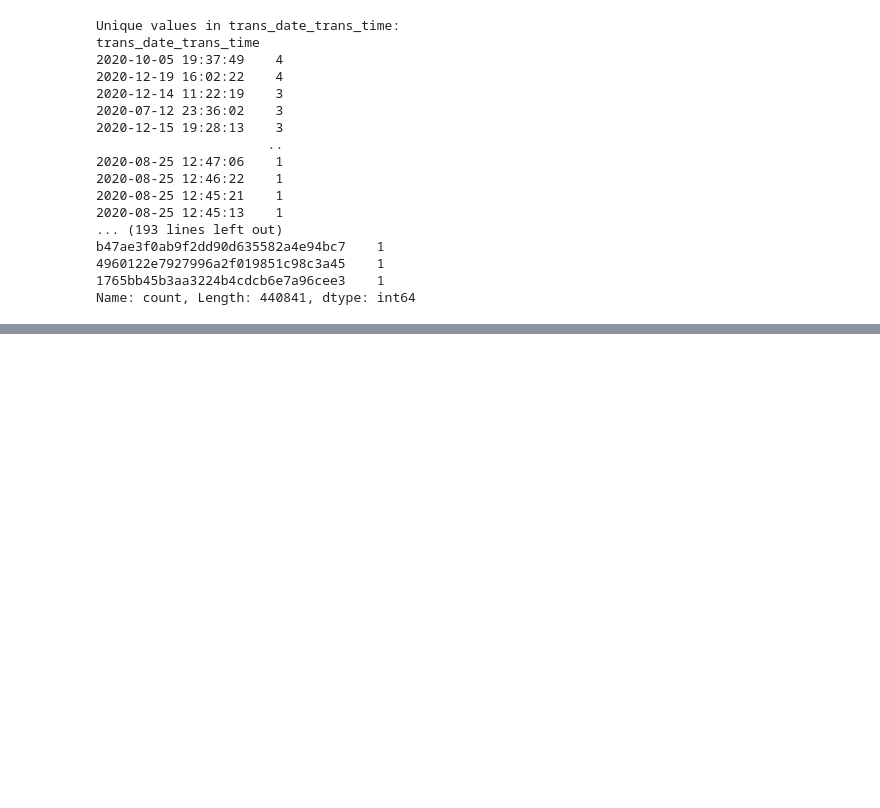
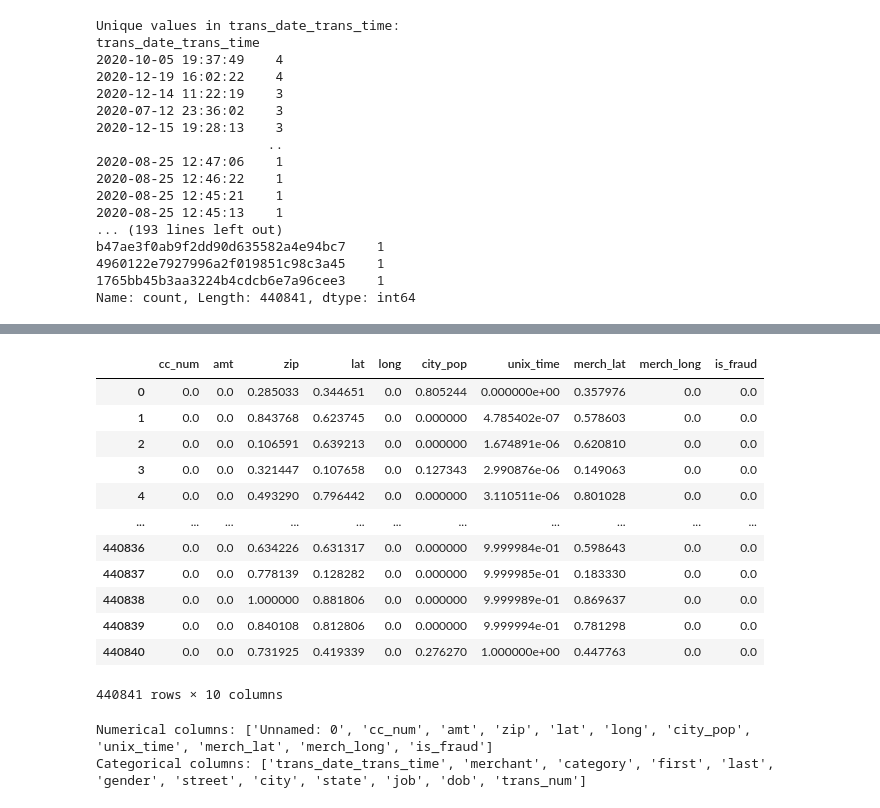
Before and after one commit to asiaexperiments/IEEE-CIS-Fraud-Detection, a Jupyter notebook: FraudDetectors.ipynb, the cells around one changed output, grey strips where cells are left out. Cells and saved outputs as stored; diff of their text form; code cells hidden in the pictures; blank space fills up the shorter version.

Commit message:
Applying transformation

```diff
--- a/FraudDetectors.ipynb
+++ b/FraudDetectors.ipynb
@@ -183,12 +266,12 @@ import matplotlib.pyplot as plt
 from scipy.stats import zscore
 
 def find_outliers_iqr(data, column):
-    Q1 = data[column].quantile(0.25)
-    Q3 = data[column].quantile(0.75)
+    Q1 = df[column].quantile(0.25)
+    Q3 = df[column].quantile(0.75)
     IQR = Q3 - Q1
     lower_bound = Q1 - 1.5 * IQR
     upper_bound = Q3 + 1.5 * IQR
-    outliers = data[(data[column] < lower_bound) | (data[column] > upper_bound)]
+    outliers = df[(df[column] < lower_bound) | (df[column] > upper_bound)]
     return outliers
 
 numerical_columns = df.select_dtypes(include=['float64', 'int64']).columns
@@ -284,3 +367,11 @@ df[['amt', 'lat', 'long', 'city_pop', 'merch_lat', 'merch_long', 'distance_from_
     df[['amt', 'lat', 'long', 'city_pop', 'merch_lat', 'merch_long', 'distance_from_home']]
 )
 '''
+# %%
+from sklearn.preprocessing import StandardScaler
+scaler = StandardScaler()
+numerical_columns = ['cc_num', 'amt', 'zip', 'lat', 'long',
+                     'city_pop', 'unix_time', 'merch_lat', 'merch_long', 'is_fraud']
+#Fit and transform the numerical columns
+df[numerical_columns] = scaler.fit_transform(df[numerical_columns])
+print(df)
@@ -286,0 +396,37 @@ df[['amt', 'lat', 'long', 'city_pop', 'merch_lat', 'merch_long', 'distance_from_
+# %%
+from sklearn.preprocessing import MinMaxScaler
+# Initialize the scaler
+scaler = MinMaxScaler(feature_range=(0, 1))
+# Transform the data
+df_scaled = scaler.fit_transform(df[['cc_num', 'amt', 'zip', 'lat', 'long',
+                     'city_pop', 'unix_time', 'merch_lat', 'merch_long', 'is_fraud']])
+
+normalized_df = pd.DataFrame(df_scaled, columns=['cc_num', 'amt', 'zip', 'lat', 'long',
+                     'city_pop', 'unix_time', 'merch_lat', 'merch_long', 'is_fraud'])
+normalized_df
+# %% [output]
+|  | cc_num | amt | zip | lat | long | city_pop | unix_time | merch_lat | merch_long | is_fraud |
+| 0 | 0.0 | 0.0 | 0.285033 | 0.344651 | 0.0 | 0.805244 | 0.000000e+00 | 0.357976 | 0.0 | 0.0 |
+| 1 | 0.0 | 0.0 | 0.843768 | 0.623745 | 0.0 | 0.000000 | 4.785402e-07 | 0.578603 | 0.0 | 0.0 |
+| 2 | 0.0 | 0.0 | 0.106591 | 0.639213 | 0.0 | 0.000000 | 1.674891e-06 | 0.620810 | 0.0 | 0.0 |
+| 3 | 0.0 | 0.0 | 0.321447 | 0.107658 | 0.0 | 0.127343 | 2.990876e-06 | 0.149063 | 0.0 | 0.0 |
+| 4 | 0.0 | 0.0 | 0.493290 | 0.796442 | 0.0 | 0.000000 | 3.110511e-06 | 0.801028 | 0.0 | 0.0 |
+| ... | ... | ... | ... | ... | ... | ... | ... | ... | ... | ... |
+| 440836 | 0.0 | 0.0 | 0.634226 | 0.631317 | 0.0 | 0.000000 | 9.999984e-01 | 0.598643 | 0.0 | 0.0 |
+| 440837 | 0.0 | 0.0 | 0.778139 | 0.128282 | 0.0 | 0.000000 | 9.999985e-01 | 0.183330 | 0.0 | 0.0 |
+| 440838 | 0.0 | 0.0 | 1.000000 | 0.881806 | 0.0 | 0.000000 | 9.999989e-01 | 0.869637 | 0.0 | 0.0 |
+| 440839 | 0.0 | 0.0 | 0.840108 | 0.812806 | 0.0 | 0.000000 | 9.999994e-01 | 0.781298 | 0.0 | 0.0 |
+| 440840 | 0.0 | 0.0 | 0.731925 | 0.419339 | 0.0 | 0.276270 | 1.000000e+00 | 0.447763 | 0.0 | 0.0 |
+440841 rows × 10 columns
+# %%
+# Get all numerical columns
+num_cols = df.select_dtypes(include=['int64', 'float64']).columns.tolist()
+
+# Get all categorical columns
+cat_cols = df.select_dtypes(include=['object', 'category']).columns.tolist()
+
+print("Numerical columns:", num_cols)
+print("Categorical columns:", cat_cols)
+# %% [output]
+Numerical columns: ['Unnamed: 0', 'cc_num', 'amt', 'zip', 'lat', 'long', 'city_pop', 'unix_time', 'merch_lat', 'merch_long', 'is_fraud']
+Categorical columns: ['trans_date_trans_time', 'merchant', 'category', 'first', 'last', 'gender', 'street', 'city', 'state', 'job', 'dob', 'trans_num']
```
Also changed, not shown: parts of 7 cells of this notebook.
